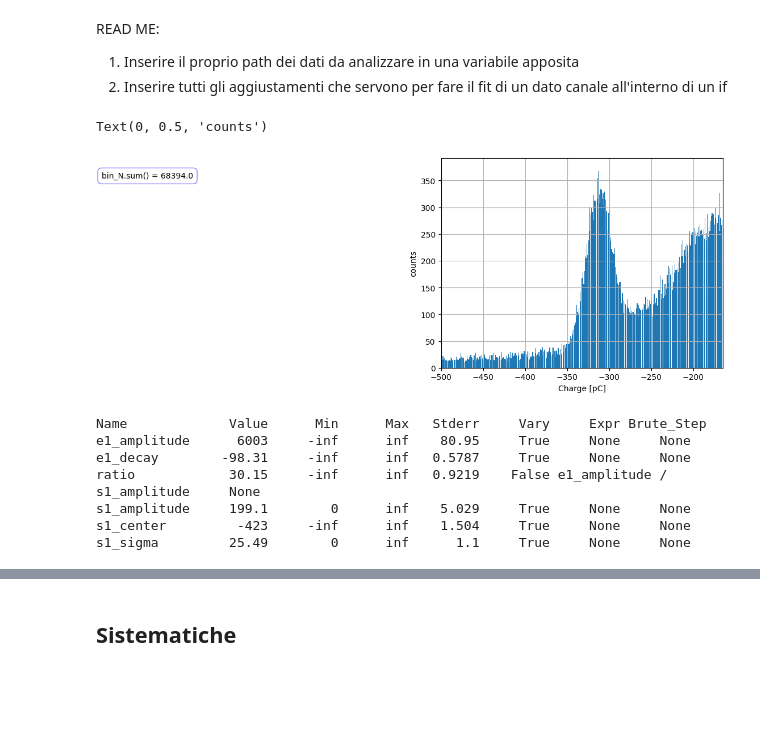
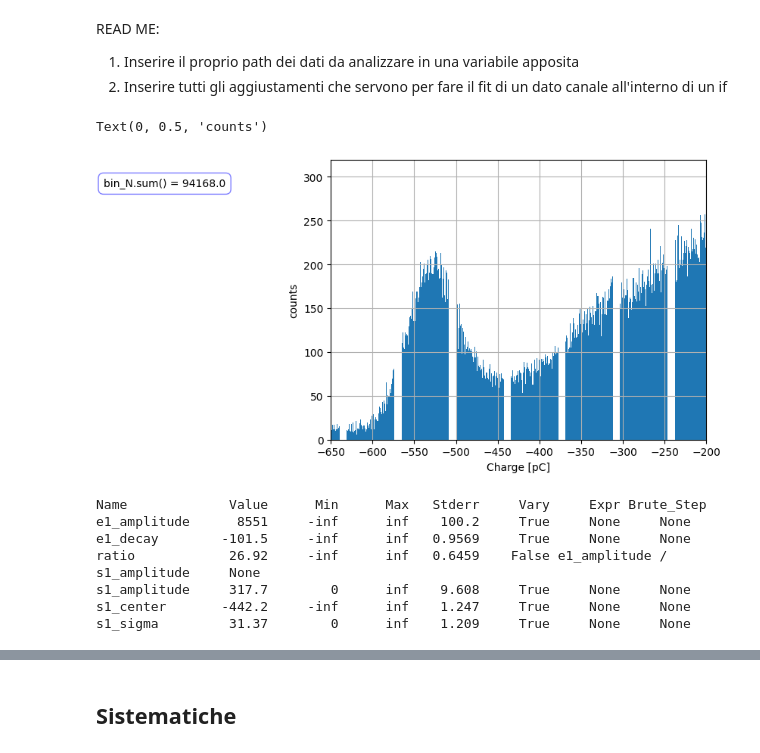
Before and after one commit to 0-DvD-0/Sfera, a Jupyter notebook: Jupyter/Fit_all_prova_ripulito_batches.ipynb, the cells around one changed output, grey strips where cells are left out. Drawn from its saved outputs; the diff is of its cells as text; code cells hidden in the pictures; blank space fills up the shorter version.

Commit message:
limiti sistemati per 0, 2, 6, 10, 11, 14. Per i file separati il nome file deve essere "../Dati/batch_1/Run_ch"+str(channel)+"_Cs_ChargeHistos_4_19_2024.dat"

```diff
--- a/Jupyter/Fit_all_prova_ripulito_batches.ipynb
+++ b/Jupyter/Fit_all_prova_ripulito_batches.ipynb
@@ -27,7 +27,7 @@ def rebin(data, factor):
     rebinned_data = np.sum(data.reshape(-1, factor), axis=1)
     return rebinned_data
 # %%
-channel=0
+channel=14
 special_channel=[0, 2, 6, 10, 11, 14]
 # %%
 #PATH_MARTI="../Dati/Run_chall_ChargeHistos_4_12_2024_10M.dat"
@@ -35,9 +35,14 @@ special_channel=[0, 2, 6, 10, 11, 14]
 
 if channel in special_channel:
     path="../Dati/batch_1/Run_ch"+str(channel)+"_Cs_ChargeHistos_4_19_2024.dat"
+    edge_N, bin_N = load_histo(path)
+    edge_N=edge_N[0]
+    bin_N=bin_N[0]
 else:
     path="../Dati/batch_1/Run_chall_Cs_ChargeHistos_4_19_2024_high_range.dat"
-edge_N, bin_N = load_histo(path)
+    edge_N, bin_N = load_histo(path)
+    edge_N = edge_N[channel_idx[channel]]
+    bin_N = bin_N[channel_idx[channel]]
 
 
 
@@ -47,8 +52,7 @@ if(channel == 12 or channel == 13 or channel == 1):
 channel_idx = [0, -1, 1, 2, 3, 4, 5, 6, 7, 8, 9, 10, -1, -1, 11, 12]
 
 
-edge_N = edge_N[channel_idx[channel]]
-bin_N = bin_N[channel_idx[channel]]
+
 
 rebin_fact = 1
 bin_N = rebin(bin_N, rebin_fact)
@@ -65,34 +69,34 @@ err_N = np.sqrt(bin_N)
 # %%
 lim_list = [[-500, -165],  #ch0   special
             [-1, -1],      #ch1
-            [-500, -175],  #ch2   special
-            [-2000, -145],  #ch3
+            [-600, -200],  #ch2   special
+            [-1240, -400],  #ch3
             [-2000, -165],  #ch4
             [-2000, -175],  #ch5
-            [-600, -155],  #ch6    special
+            [-500, -135],  #ch6    special
             [-2000, -180],  #ch7
             [-2000, -170],  #ch8
             [-2000, -160],  #ch9
-            [-500, -190],  #ch10    special
-            [-600, -165],  #ch11    special
+            [-500, -200],  #ch10    special
+            [-750, -200],  #ch11    special
             [-1, -1],      #ch12
             [-1, -1],      #ch13
-            [-600, -140],  #ch14    special
+            [-650, -200],  #ch14    special
             [-2000, -140]   #ch15
             ]
 
 
 lim_N = lim_list[channel]
 plt.text(centers_N.min() * 0.85, bin_N.max() * 95 / 100, f'{bin_N.sum() = }', fontsize=10, color='black', ha='center',
          bbox=dict(facecolor='white', alpha=0.5, edgecolor='blue', boxstyle='round,pad=0.5'))
 plt.bar(centers_N, bin_N)#, width = 1)
 plt.xlim(lim_N)
 plt.grid()
 plt.xlabel("Charge [pC]")
 plt.ylabel("counts")
 # %% [output]
 Text(0, 0.5, 'counts')
-[figure, old version]
+[figure, new version]
 # %%
 err_N = err_N[np.where((centers_N > lim_N[0]) & (centers_N < lim_N[1]))]
 bin_N = bin_N[np.where((centers_N > lim_N[0]) & (centers_N < lim_N[1]))]
@@ -128,12 +132,12 @@ elif(channel==15):
 noise_params.pretty_print()
 # %% [output]
 Name             Value      Min      Max   Stderr     Vary     Expr Brute_Step
-e1_amplitude      6003     -inf      inf    80.95     True     None     None
-e1_decay        -98.31     -inf      inf   0.5787     True     None     None
-ratio            30.15     -inf      inf   0.9219    False e1_amplitude / s1_amplitude     None
-s1_amplitude     199.1        0      inf    5.029     True     None     None
-s1_center         -423     -inf      inf    1.504     True     None     None
-s1_sigma         25.49        0      inf      1.1     True     None     None
+e1_amplitude      8551     -inf      inf    100.2     True     None     None
+e1_decay        -101.5     -inf      inf   0.9569     True     None     None
+ratio            26.92     -inf      inf   0.6459    False e1_amplitude / s1_amplitude     None
+s1_amplitude     317.7        0      inf    9.608     True     None     None
+s1_center       -442.2     -inf      inf    1.247     True     None     None
+s1_sigma         31.37        0      inf    1.209     True     None     None
 # %%
 #IMPOSTIAMO I PARAMETRI
 params["s1_amplitude"].min = 0
```
Also changed, not shown: parts of 6 cells of this notebook.
